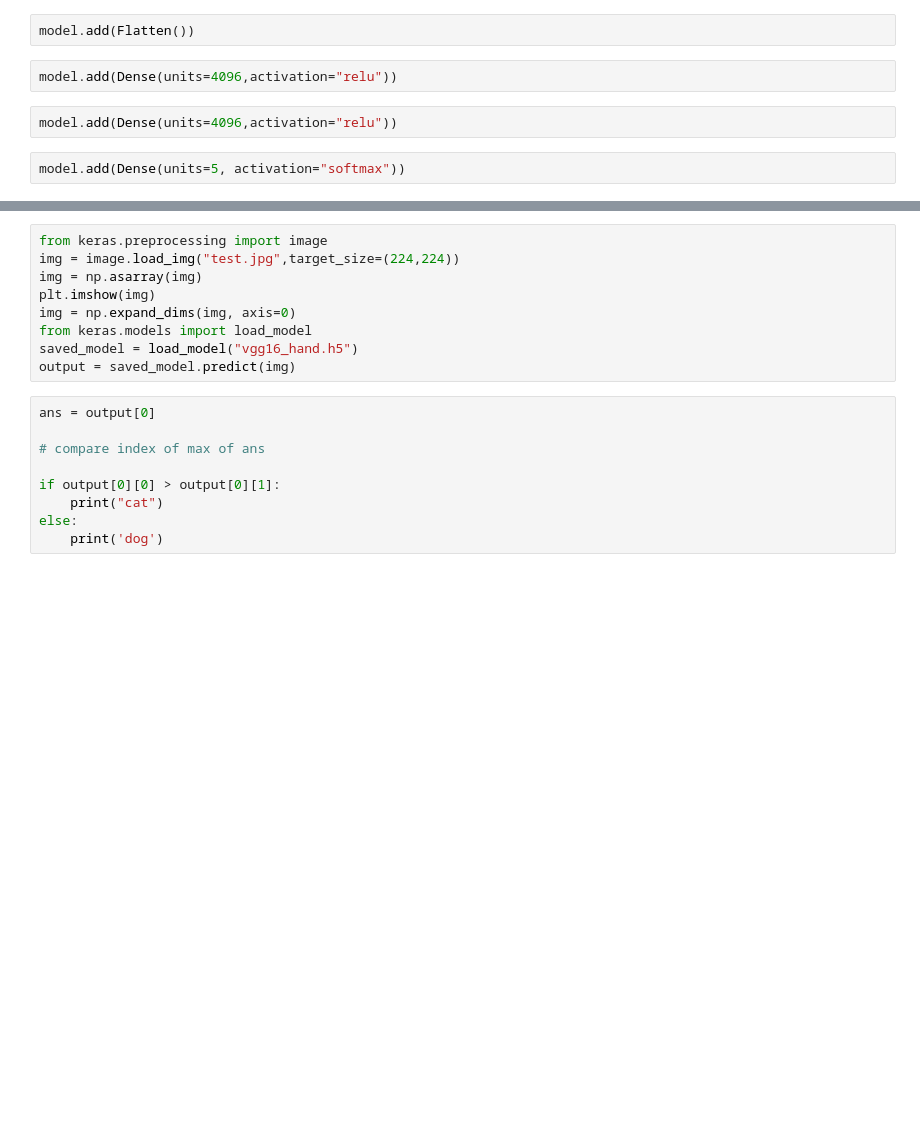
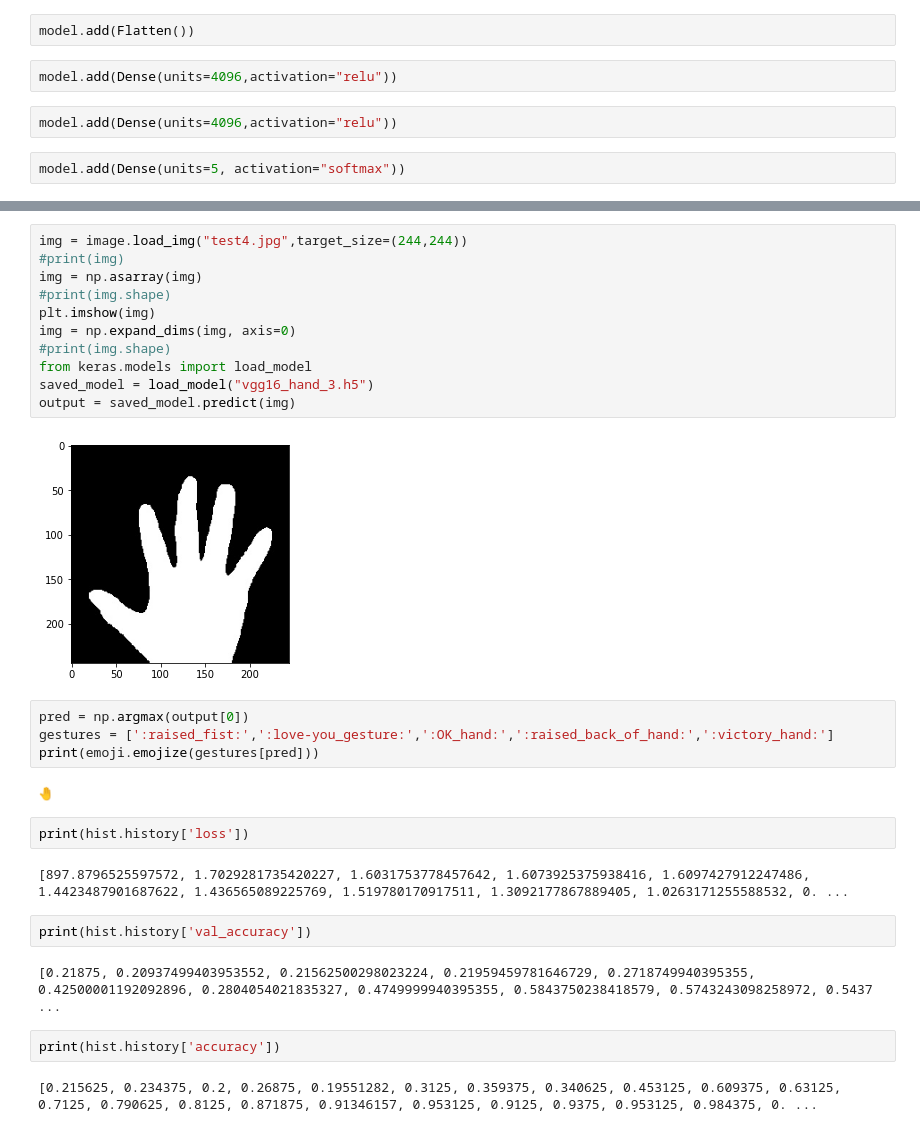
Before and after one commit to leelightman/HandGestureRecognizer, a Jupyter notebook: handGestureVGGModel.ipynb, the cells around one changed output, grey strips where cells are left out. Drawn from its saved outputs; the diff is of its cells as text; blank space fills up the shorter version.

```diff
--- a/handGestureVGGModel.ipynb
+++ b/handGestureVGGModel.ipynb
@@ -118,18 +139,31 @@ plt.show()
 # %%
-from keras.preprocessing import image
-img = image.load_img("test.jpg",target_size=(224,224))
+img = image.load_img("test4.jpg",target_size=(244,244))
+#print(img)
 img = np.asarray(img)
+#print(img.shape)
 plt.imshow(img)
 img = np.expand_dims(img, axis=0)
+#print(img.shape)
 from keras.models import load_model
-saved_model = load_model("vgg16_hand.h5")
+saved_model = load_model("vgg16_hand_3.h5")
 output = saved_model.predict(img)
+# %% [output]
+[figure, added]
-# %%
-ans = output[0]
-
-# compare index of max of ans
-
-if output[0][0] > output[0][1]:
-    print("cat")
-else:
-    print('dog')
+# %%
+pred = np.argmax(output[0])
+gestures = [':raised_fist:',':love-you_gesture:',':OK_hand:',':raised_back_of_hand:',':victory_hand:']
+print(emoji.emojize(gestures[pred]))
+# %% [output]
+🤚
+# %%
+print(hist.history['loss'])
+# %% [output]
+[897.8796525597572, 1.7029281735420227, 1.6031753778457642, 1.6073925375938416, 1.6097427912247486, 1.4423487901687622, 1.436565089225769, 1.519780170917511, 1.3092177867889405, 1.0263171255588532, 0. ...
+# %%
+print(hist.history['val_accuracy'])
+# %% [output]
+[0.21875, 0.20937499403953552, 0.21562500298023224, 0.21959459781646729, 0.2718749940395355, 0.42500001192092896, 0.2804054021835327, 0.4749999940395355, 0.5843750238418579, 0.5743243098258972, 0.5437 ...
+# %%
+print(hist.history['accuracy'])
+# %% [output]
+[0.215625, 0.234375, 0.2, 0.26875, 0.19551282, 0.3125, 0.359375, 0.340625, 0.453125, 0.609375, 0.63125, 0.7125, 0.790625, 0.8125, 0.871875, 0.91346157, 0.953125, 0.9125, 0.9375, 0.953125, 0.984375, 0. ...
```
Also changed, not shown: parts of 11 cells of this notebook.
